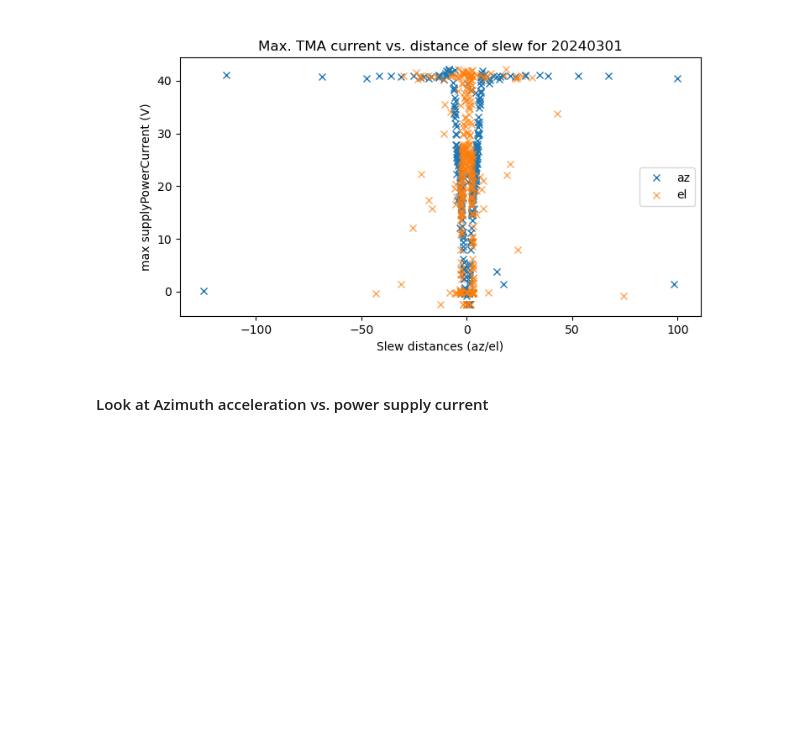
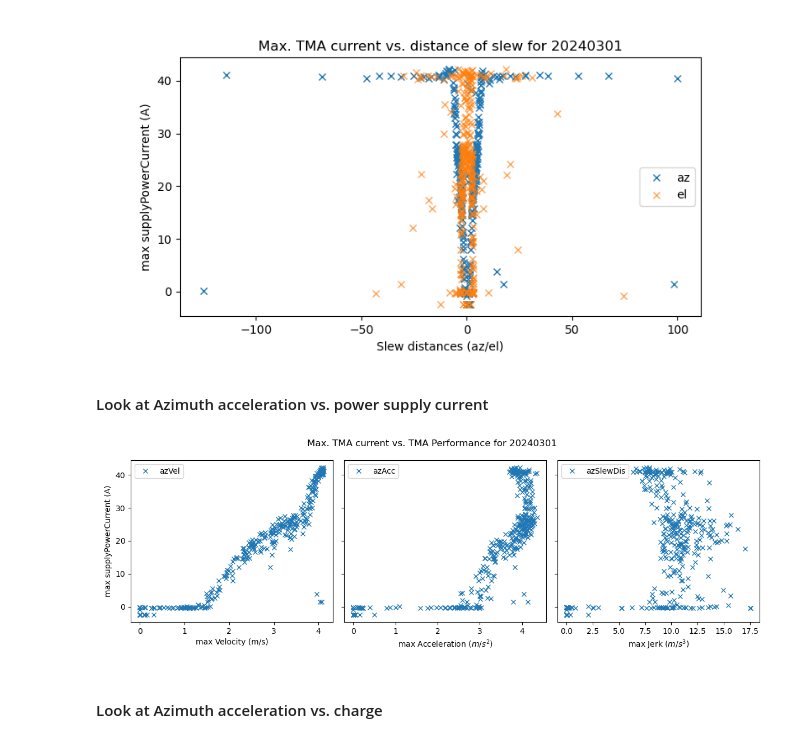
Before and after one commit to lsst-sitcom/notebooks_vandv, a Jupyter notebook: notebooks/tel_and_site/subsys_req_ver/tma/SITCOM-1224-TMA_Capacitor_Bank_discharge_vs._current_draw_profiles.ipynb, the cells around one changed output. Saved outputs shown, nothing was run; the diff lists cells and outputs as text; code cells hidden in the pictures; blank space fills up the shorter version.

```diff
--- a/notebooks/tel_and_site/subsys_req_ver/tma/SITCOM-1224-TMA_Capacitor_Bank_discharge_vs._current_draw_profiles.ipynb
+++ b/notebooks/tel_and_site/subsys_req_ver/tma/SITCOM-1224-TMA_Capacitor_Bank_discharge_vs._current_draw_profiles.ipynb
@@ -189,7 +191,7 @@ def plots_spc_vs_az(df_, title_date,name):
     ax1.legend()
     #ax1.set_xlim(-1,12)
     ax1.set_xlabel('max Velocity (m/s)')
-    ax1.set_ylabel('max supplyPowerCurrent (V)')
+    ax1.set_ylabel('max supplyPowerCurrent (A)')
 
     ax2.plot(df_.az_max_acc, df_.max_current,'x',label='azAcc')
     #ax2.plot(df_.el_max_acc, df_.min_power,'x',label='elAcc')
@@ -199,37 +201,23 @@ def plots_spc_vs_az(df_, title_date,name):
     ax2.set_xlabel('max Acceleration $(m/s^{2})$')
     #ax2.set_ylabel('min supplyPowerVoltage (V)')
 
-    ax3.plot((df_.az_pos_begin - df_.az_pos_end), df_.max_current,'x',label='azSlewDis')
+    ax3.plot(df_.az_max_jerk, df_.max_current,'x',label='azSlewDis')
     #ax3.plot(df_.el_max_jerk, df_.min_power,'x', label='elJerk')
     #ax3.axhline(575, ls='--', c='k',label='voltage drop limit')
     ax3.legend()
     #ax3.set_xlim(-100,800)
-    ax3.set_xlabel('Slew distances')
+    ax3.set_xlabel('max Jerk $(m/s^{3})$')
     #ax3.set_ylabel('min supplyPowerVoltage (V)')
 
     fig.suptitle(f'Max. TMA current vs. TMA Performance for {title_date}')
     fig.tight_layout()
     plt.savefig(f'{name}.png')
 # %%
-def plots_az(df_, title_date,name):
-    df_ = df_[(df_.min_power<575)]
-
-    fig, (ax1, ax2) = plt.subplots(1, 2, sharey=False, figsize=(12, 4))
-
-    ax1.plot((df_.az_pos_begin - df_.az_pos_end), df_.max_current,'x',label='azSlewDis for Min. Power < 575V')
-    #ax1.axhline(575, ls='--', c='k',label='voltage drop limit')
-    ax1.legend()
-    ax1.set_xlabel('Slew distances')
-    ax1.set_ylabel('min supplyPowerVoltage (V)')
-
-
-    bins = np.linspace(-150, +150, 25)
-    ax2.hist(df_.az_pos_begin - df_.az_pos_end, alpha=0.5, bins=bins, color='C0')
-    ax2.hist(df_.az_pos_begin - df_.az_pos_end, alpha=0.7, bins=bins, label='Min. Power < 575V')
-    ax2.set_xlabel('Slew distances')
-    ax2.set_ylabel('Azimuth')
-
-
-    fig.suptitle(f'Min. TMA voltage vs. TMA Performance for {title_date} for min_power<575')
-    fig.tight_layout()
-    plt.savefig(f'{name}.png')
+for dayObs in np.unique(df.dayobs):
+    df_ = df[df.
+    dayobs == dayObs]
+    plots_spc_vs_az(df_, dayObs,f'tma_perf_{dayObs}')
+# %% [output]
+[figure, added]
+# %% [markdown]
+#### Look at Azimuth acceleration vs. charge
```
Also changed, not shown: parts of 7 cells of this notebook.
